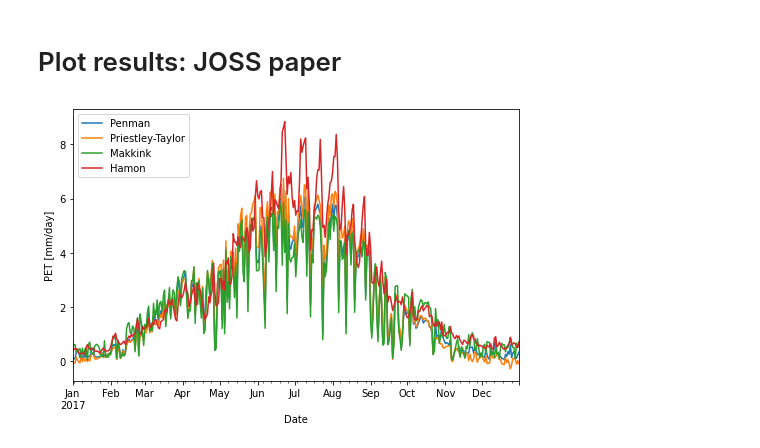
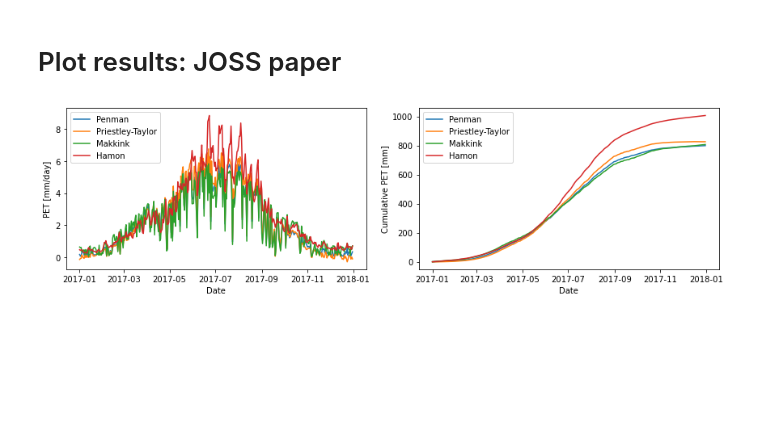
Before and after one commit to pyet-org/pyet, a Jupyter notebook: examples/example_FAO-56.ipynb, the cells around one changed output. Drawn from its saved outputs; the diff is of its cells as text; code cells hidden in the pictures; blank space fills up the shorter version.

Commit message:
Changed figure in example_JOSS

```diff
--- a/examples/example_FAO-56.ipynb
+++ b/examples/example_FAO-56.ipynb
@@ -12,8 +12,9 @@ import pyet as pyet
 # %%
 meteo = pd.read_csv("data/meteo_maribor_2017.csv", parse_dates=True, index_col="Date")
 # %%
-tmax, tmin, rh, wind, Rs = [meteo[col] for col in meteo.columns]
+tmax, tmin, rh, wind, rs = [meteo[col] for col in meteo.columns]
 elevation = 279
 lat_deg = 46.5678
 lat = lat_deg * np.pi / 180
 tmean=(tmax+tmin)/2
+lat=0.813
@@ -23,17 +21,17 @@ TypeError: 'numpy.dtype' object is not callable
 # %% [markdown]
 ### Methods
 # %%
-et_fao56 = pyet.pm_fao56(wind, Rs=Rs, elevation=elevation, lat=lat, tmax=tmax, tmin=tmin, rh=rh)
-et_penman = pyet.penman(wind, Rs=Rs, elevation=elevation, lat=lat, tmax=tmax, tmin=tmin, rh=rh)
-et_pt = pyet.priestley_taylor(wind, Rs=Rs, elevation=elevation, lat=lat, tmax=tmax, tmin=tmin, rh=rh)
-et_mak = pyet.makkink(Rs, tmax=tmax, tmin=tmin, elevation=elevation)
+et_fao56 = pyet.pm_fao56(wind, rs=rs, elevation=elevation, lat=lat, tmax=tmax, tmin=tmin, rh=rh)
+et_penman = pyet.penman(wind, rs=rs, elevation=elevation, lat=lat, tmax=tmax, tmin=tmin, rh=rh)
+et_pt = pyet.priestley_taylor(wind, rs=rs, elevation=elevation, lat=lat, tmax=tmax, tmin=tmin, rh=rh)
+et_mak = pyet.makkink(rs, tmax=tmax, tmin=tmin, elevation=elevation)
 et_hamon = pyet.hamon(tmean.index, tmean, lat)
 et_har = pyet.hargreaves(tmean.index, tmax, tmin, lat)
-et_jh = pyet.jensen_haise(tmean, Rs)
-et_fao24 = pyet.priestley_taylor(wind, Rs=Rs, elevation=elevation, lat=lat, tmax=tmax, tmin=tmin, rh=rh)
+et_jh = pyet.jensen_haise(tmean, rs)
+et_fao24 = pyet.priestley_taylor(wind, rs=rs, elevation=elevation, lat=lat, tmax=tmax, tmin=tmin, rh=rh)
 et_oudin = pyet.oudin(tmean, lat)
-et_abtew = pyet.abtew(tmean, Rs)
-et_turc = pyet.turc(tmean, Rs, rh)
+et_abtew = pyet.abtew(tmean, rs)
+et_turc = pyet.turc(tmean, rs, rh)
 et_mcbordne = pyet.mcguinness_bordne(tmean, lat)
 et_linacre = pyet.linacre(tmean, elevation, lat_deg, tmax=tmax, tmin=tmin)
 et_romanenko = pyet.romanenko(tmean, rh)
@@ -60,15 +58,22 @@ plt.legend()
 [figure]
 # %% [markdown]
 # Plot results: JOSS paper
-# %%
-fig = plt.figure(figsize=(8,5))
-et_penman.plot(label="Penman")
-et_pt.plot(label="Priestley-Taylor")
-et_mak.plot(label="Makkink")
-et_hamon.plot(label="Hamon")
-plt.ylabel("PET [mm/day]")
-plt.xlabel("Date")
-plt.legend(loc=2)
-plt.savefig("Figure1.png", dpi=300)
-# %% [output]
-[figure, removed]
+# %%
+fig, axs = plt.subplots(figsize=(12,3.5), ncols=2)
+axs[0].plot(et_penman,label="Penman")
+axs[0].plot(et_pt, label="Priestley-Taylor")
+axs[0].plot(et_mak, label="Makkink")
+axs[0].plot(et_hamon, label="Hamon")
+axs[1].plot(et_penman.cumsum(),label="Penman")
+axs[1].plot(et_pt.cumsum(), label="Priestley-Taylor")
+axs[1].plot(et_mak.cumsum(), label="Makkink")
+axs[1].plot(et_hamon.cumsum(), label="Hamon")
+axs[0].set_ylabel("PET [mm/day]")
+axs[1].set_ylabel("Cumulative PET [mm]")
+for i in (0,1):
+    axs[i].set_xlabel("Date")
+    axs[i].legend(loc=2)
+plt.tight_layout()
+plt.savefig("Figure1.png", dpi=300)
+# %% [output]
+[figure, added]
```
Also changed, not shown: parts of 1 cell of this notebook, 3 other files.
